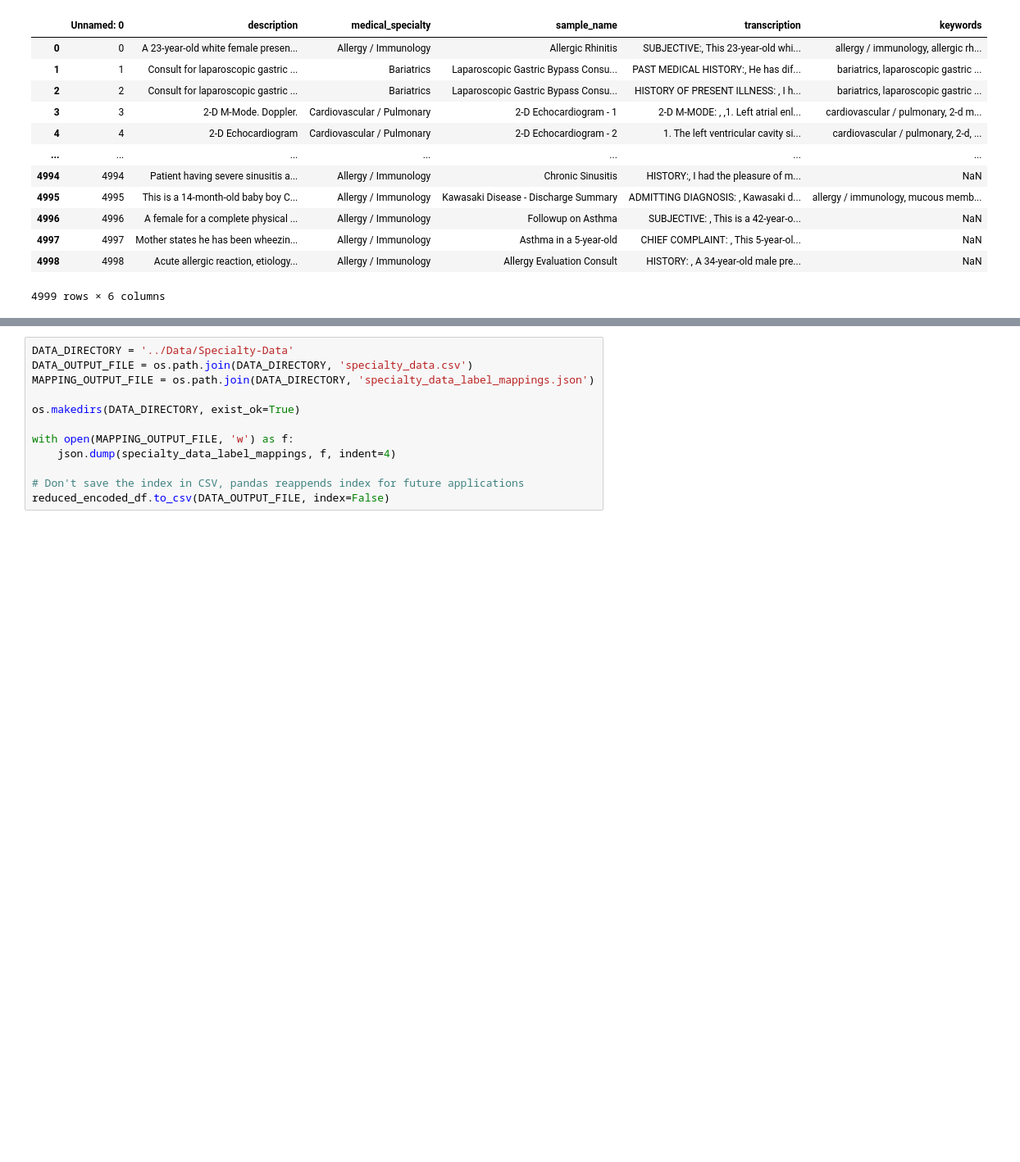
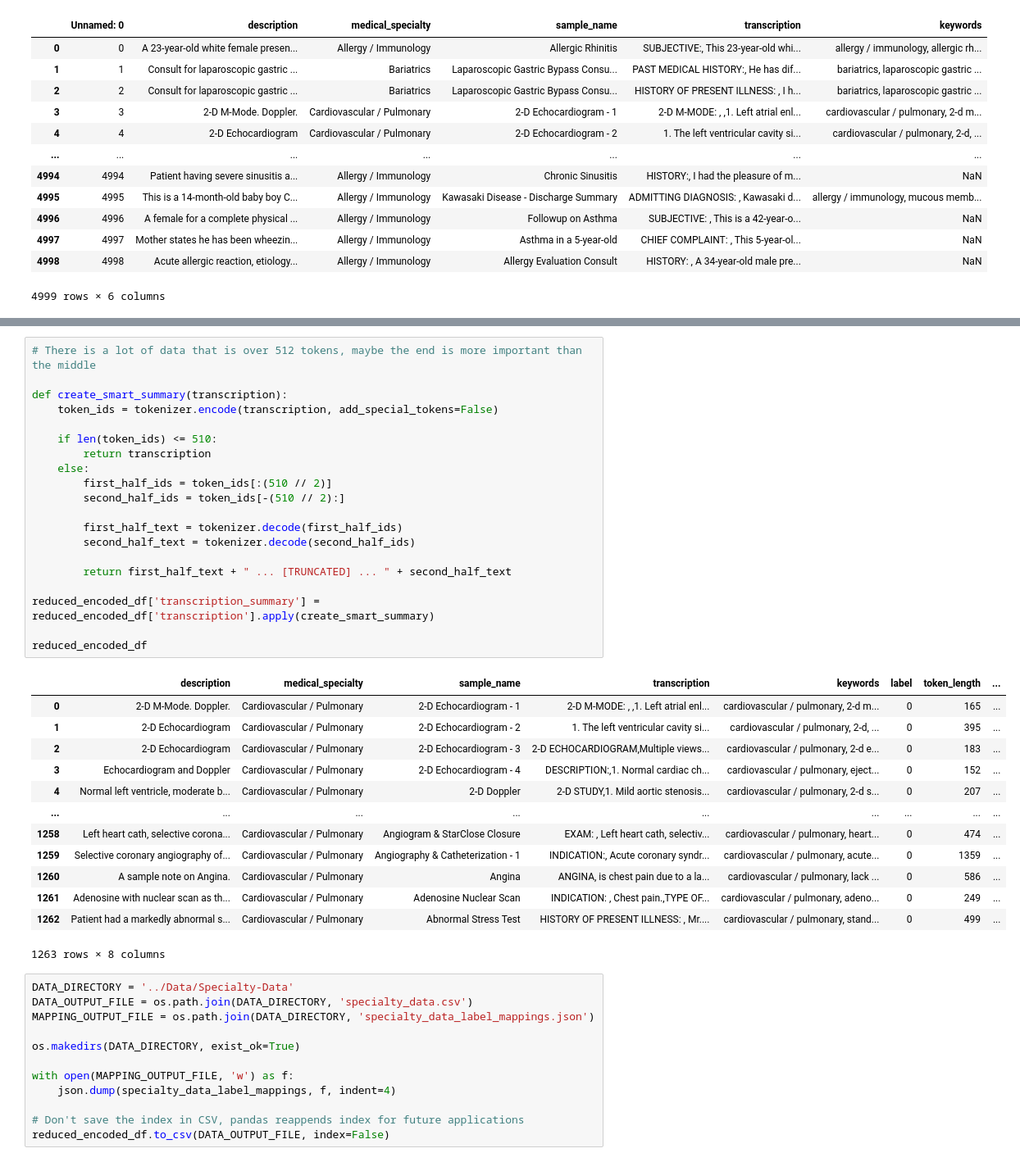
Before and after one commit to Spencer10010/Trend-Interview, a Jupyter notebook: Codebase/Cleaning/specialty_data_preprocessing.ipynb, the cells around one changed output, grey strips where cells are left out. Shown at 82% size. Drawn from its saved outputs; the diff is of its cells as text; blank space fills up the shorter version.

```diff
--- a/Codebase/Cleaning/specialty_data_preprocessing.ipynb
+++ b/Codebase/Cleaning/specialty_data_preprocessing.ipynb
@@ -162,3 +189,37 @@ See the caveats in the documentation: https://pandas.pydata.org/pandas-docs/stab
+# %%
+# There is a lot of data that is over 512 tokens, maybe the end is more important than the middle
+
+def create_smart_summary(transcription):
+    token_ids = tokenizer.encode(transcription, add_special_tokens=False)
+
+    if len(token_ids) <= 510:
+        return transcription
+    else:
+        first_half_ids = token_ids[:(510 // 2)]
+        second_half_ids = token_ids[-(510 // 2):]
+
+        first_half_text = tokenizer.decode(first_half_ids)
+        second_half_text = tokenizer.decode(second_half_ids)
+
+        return first_half_text + " ... [TRUNCATED] ... " + second_half_text
+
+reduced_encoded_df['transcription_summary'] = reduced_encoded_df['transcription'].apply(create_smart_summary)
+
+reduced_encoded_df
+# %% [output]
+|  | description | medical_specialty | sample_name | transcription | keywords | label | token_length | ... |
+| 0 | 2-D M-Mode. Doppler. | Cardiovascular / Pulmonary | 2-D Echocardiogram - 1 | 2-D M-MODE: , ,1. Left atrial enl... | cardiovascular / pulmonary, 2-d m... | 0 | 165 | ... |
+| 1 | 2-D Echocardiogram | Cardiovascular / Pulmonary | 2-D Echocardiogram - 2 | 1. The left ventricular cavity si... | cardiovascular / pulmonary, 2-d, ... | 0 | 395 | ... |
+| 2 | 2-D Echocardiogram | Cardiovascular / Pulmonary | 2-D Echocardiogram - 3 | 2-D ECHOCARDIOGRAM,Multiple views... | cardiovascular / pulmonary, 2-d e... | 0 | 183 | ... |
+| 3 | Echocardiogram and Doppler | Cardiovascular / Pulmonary | 2-D Echocardiogram - 4 | DESCRIPTION:,1. Normal cardiac ch... | cardiovascular / pulmonary, eject... | 0 | 152 | ... |
+| 4 | Normal left ventricle, moderate b... | Cardiovascular / Pulmonary | 2-D Doppler | 2-D STUDY,1. Mild aortic stenosis... | cardiovascular / pulmonary, 2-d s... | 0 | 207 | ... |
+| ... | ... | ... | ... | ... | ... | ... | ... | ... |
+| 1258 | Left heart cath, selective corona... | Cardiovascular / Pulmonary | Angiogram & StarClose Closure | EXAM: , Left heart cath, selectiv... | cardiovascular / pulmonary, heart... | 0 | 474 | ... |
+| 1259 | Selective coronary angiography of... | Cardiovascular / Pulmonary | Angiography & Catheterization - 1 | INDICATION:, Acute coronary syndr... | cardiovascular / pulmonary, acute... | 0 | 1359 | ... |
+| 1260 | A sample note on Angina. | Cardiovascular / Pulmonary | Angina | ANGINA, is chest pain due to a la... | cardiovascular / pulmonary, lack ... | 0 | 586 | ... |
+| 1261 | Adenosine with nuclear scan as th... | Cardiovascular / Pulmonary | Adenosine Nuclear Scan | INDICATION: , Chest pain.,TYPE OF... | cardiovascular / pulmonary, adeno... | 0 | 249 | ... |
+| 1262 | Patient had a markedly abnormal s... | Cardiovascular / Pulmonary | Abnormal Stress Test | HISTORY OF PRESENT ILLNESS: , Mr.... | cardiovascular / pulmonary, stand... | 0 | 499 | ... |
+1263 rows × 8 columns
 # %%
 DATA_DIRECTORY = '../Data/Specialty-Data'
 DATA_OUTPUT_FILE = os.path.join(DATA_DIRECTORY, 'specialty_data.csv')
```
Also changed, not shown: parts of 4 cells of this notebook, 3 other files.
